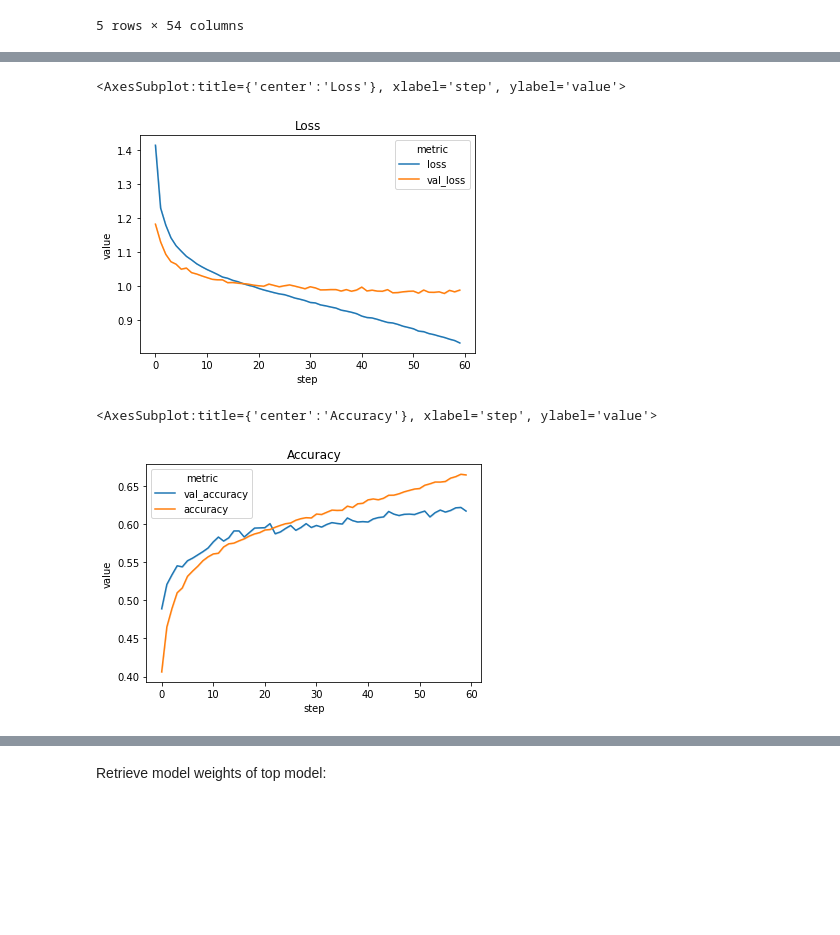
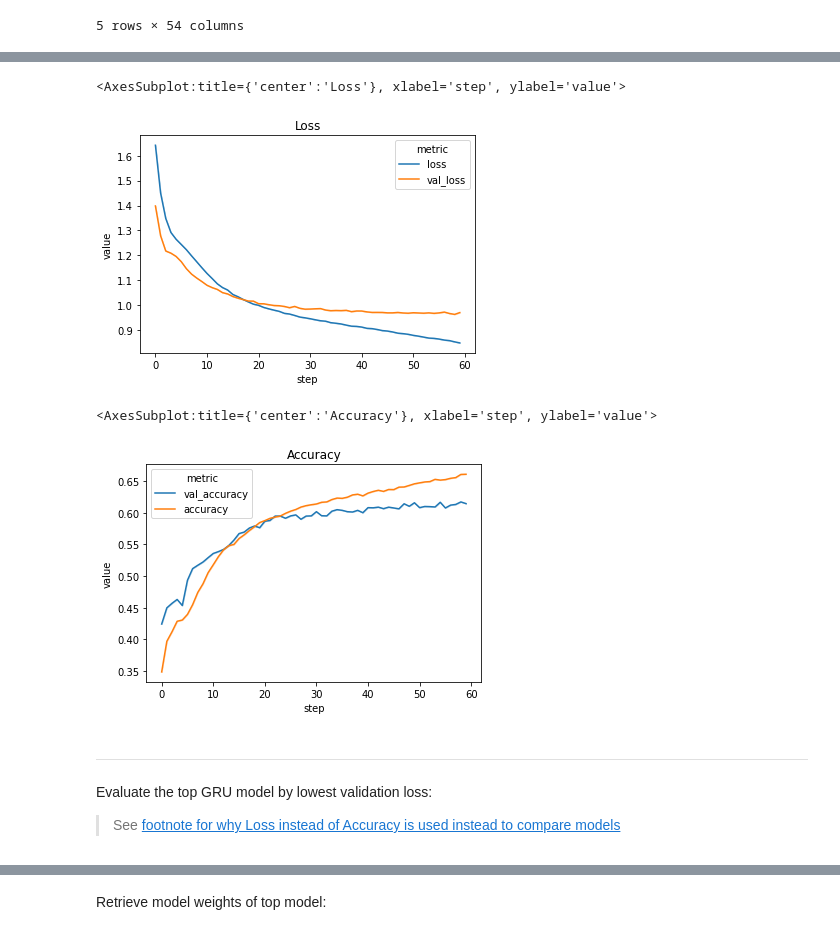
Before and after one commit to mrzzy/np-dl-assign-2, a Jupyter notebook: notebooks/Assignment_2_p1.ipynb, the cells around one changed output, grey strips where cells are left out. Cells and saved outputs as stored; diff of their text form; code cells hidden in the pictures; blank space fills up the shorter version.

Commit message:
p1: Add model selection and comparision with GRU based model

```diff
--- a/notebooks/Assignment_2_p1.ipynb
+++ b/notebooks/Assignment_2_p1.ipynb
@@ -668,6 +672,7 @@ Evaluate the top model by lowest test loss:
 # %%
-top_model_id = run_df["test_loss"].idxmin()
-top_model_metrics_df = metrics_df[metrics_df["run_id"] == top_model_id]
-print(f"Top Validation Loss: {run_df.loc[top_model_id]['test_loss']}")
-print(f"Top Validation Accuracy: {run_df.loc[top_model_id]['test_accuracy']}")
+lstm_run_df = run_df[run_df["rnn_cell"] == "lstm"]
+lstm_top_model_id = lstm_run_df["val_loss"].idxmin()
+lstm_top_model_metrics_df = metrics_df[metrics_df["run_id"] == lstm_top_model_id]
+print(f"Top Test Loss: {lstm_run_df.loc[lstm_top_model_id]['test_loss']}")
+print(f"Top Test Accuracy: {lstm_run_df.loc[lstm_top_model_id]['test_accuracy']}")
 # %% [output]
@@ -676,8 +681,8 @@ Top Validation Accuracy: 0.61080002784729
 # %%
 plt.title("Loss")
 sns.lineplot(
-    data=top_model_metrics_df[
-        top_model_metrics_df["metric"].isin(
+    data=lstm_top_model_metrics_df[
+        lstm_top_model_metrics_df["metric"].isin(
             [
                 "val_loss",
                 "loss",
@@ -690,22 +695,26 @@ sns.lineplot(
 )
 # %% [output]
 <AxesSubplot:title={'center':'Loss'}, xlabel='step', ylabel='value'>
-[figure, old version]
+[figure, new version]
 # %%
 plt.title("Accuracy")
 sns.lineplot(
-    data=top_model_metrics_df[
-        top_model_metrics_df["metric"].isin(
+    data=lstm_top_model_metrics_df[
+        lstm_top_model_metrics_df["metric"].isin(
             [
                 "val_accuracy",
                 "accuracy",
             ]
         )
     ],
     x="step",
     y="value",
     hue="metric",
 )
 # %% [output]
 <AxesSubplot:title={'center':'Accuracy'}, xlabel='step', ylabel='value'>
-[figure, old version]
+[figure, new version]
+# %% [markdown]
+---
+Evaluate the top GRU model by lowest validation loss:
+> See [footnote for why Loss instead of Accuracy is used instead to compare models](#Step-4-–-Use-the-Best-Model-to-make-prediction)
```
Also changed, not shown: parts of 11 cells of this notebook.
